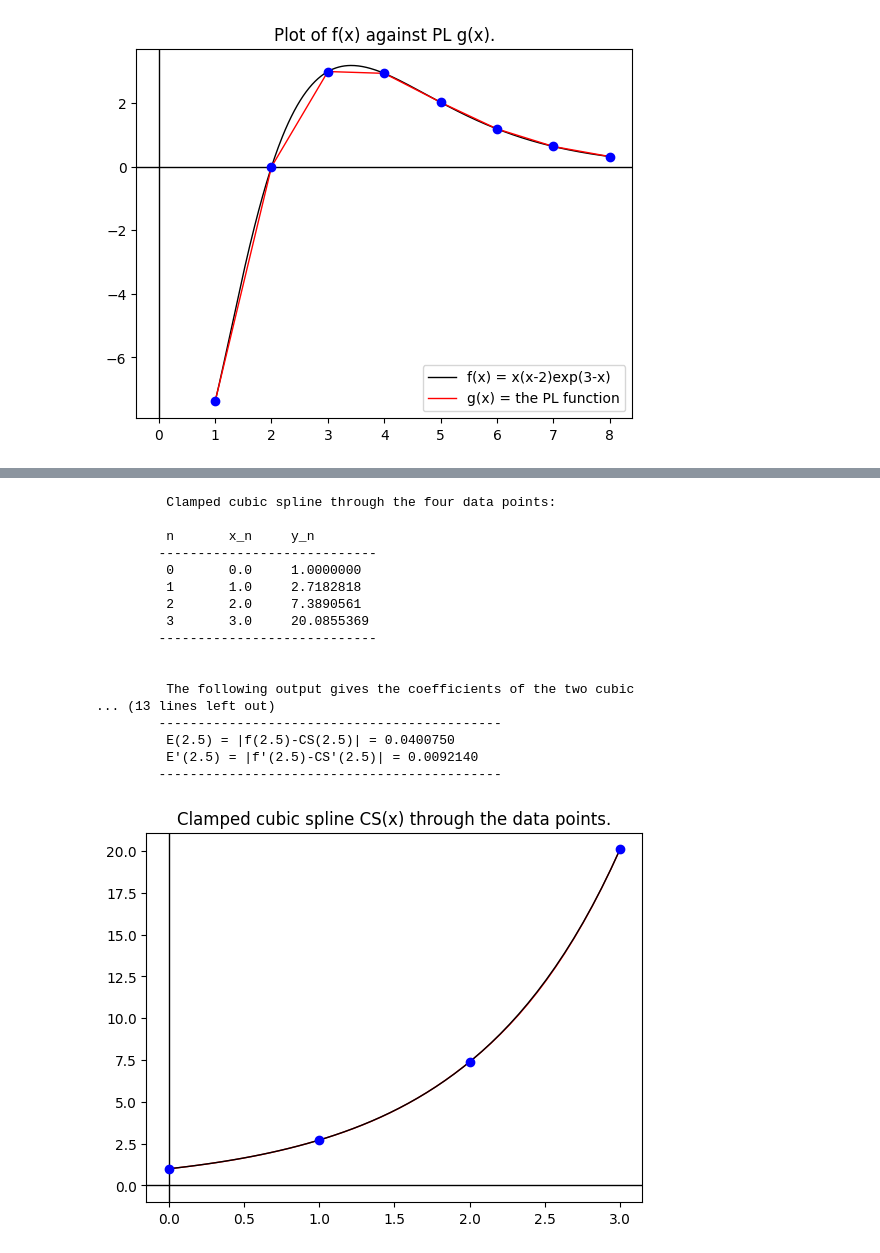
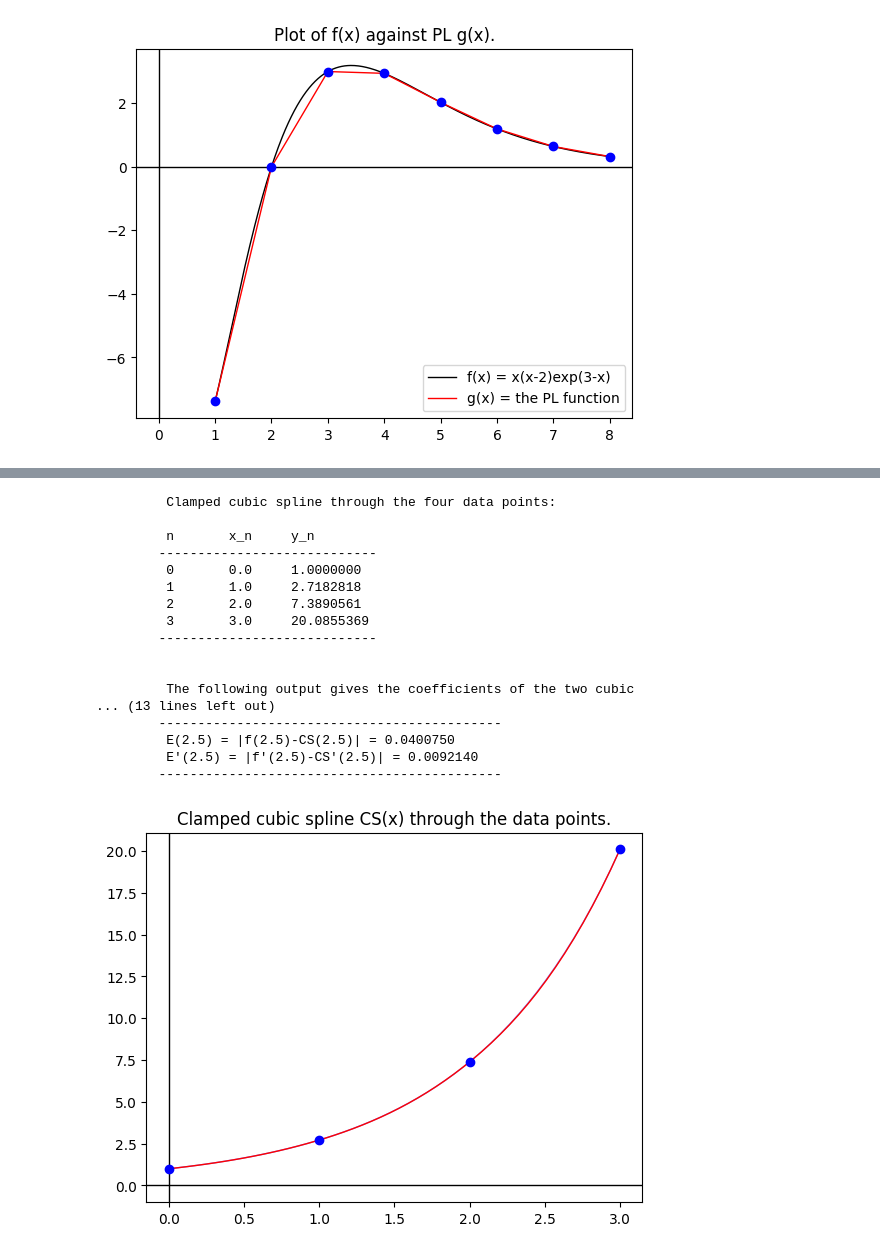
Before and after one commit to alexandernita/Interpolation, a Jupyter notebook: Polynomial_Interpolation.ipynb, the cells around one changed output, grey strips where cells are left out. Saved outputs shown, nothing was run; the diff lists cells and outputs as text; code cells hidden in the pictures.

```diff
--- a/Polynomial_Interpolation.ipynb
+++ b/Polynomial_Interpolation.ipynb
@@ -1129,8 +1238,9 @@ alphaB = [3*aa[1]-3*(a[n]-a[n-1])/h[0]]
 alphaC = [3*(a[i+1]-a[i])/h[i]-3*(a[i]-a[i-1])/h[i-1] for i in range(1,n)]
 alpha = alphaA + alphaC + alphaB
 
-# Solving the tridiagonal matrix equation using Algorithm 6.7
-    # Step 1: define l's, m's and z's
+# Solving the tridiagonal matrix equation using Algorithm 6.7 in Burden and Faires
+
+# Step 1: define l's, m's and z's
 l = [2*h[0]]
 m = [0.5]
 z = [alpha[0]/l[0]]
@@ -1143,7 +1253,7 @@ for i in range(1,n):
 l.append(h[n-1]*(2-m[n-1]))
 z.append((alpha[n]-h[n-1]*z[n-1])/l[n])
 
-    # Step 2: solve for the c's, b's and d's
+# Step 2: solve for the c's, b's and d's
 C = [z[n]]
 c = []
 b = []
@@ -1170,22 +1280,22 @@ print("\t----------------------------\n\n")
 
 print("\t The following output gives the coefficients of the two cubic")
 print("\t polynomials p_i(x) = a_i + b_i(x-x_i) + c_i(x-x_i)^2 + d_i(x-x_i)^3:")
-print("\t---------------------------------------------------------\
-------------------------------------------------------")
+print("\t---------------------------------------------\
+---------------------------------------------------")
 a = a[0:4]
 for j in range(n):
-    print("\t For p_%d"%j,"(x), the coefficients are:    a[%d]"%j,"= %0.5f"%a[j],\
+    print("\t p_%d"%j,"(x) coefficients:    a[%d]"%j,"= %0.5f"%a[j],\
           "   b[%d]"%j," = %0.5f"%b[j],\
           "   c[%d]"%j,"= %0.5f"%c[j],\
           "   d[%d]"%j,"= %0.5f"%d[j])
-print("\t---------------------------------------------------------\
-------------------------------------------------------")
+print("\t---------------------------------------------\
+---------------------------------------------------")
 
-# 6c: Error term
+# Error term
 
-    # Step 1: define our f(x) and f'(x),
-    # and the cubic spline CS(x) as a
-    # piecewise function, and CS'(x)
+# Step 1: define our f(x) and f'(x),
+# and the cubic spline CS(x) as a
+# piecewise function, and CS'(x)
 def f(x):
     return np.exp(x)
 
@@ -1238,39 +1348,39 @@ print("\t--------------------------------------------")
 
 # Plot the spline and data points
 
-    # Step 1: Create the list Z of y-values of PL(t)
+# Step 1: Create the list Z of y-values of PL(t)
 t = np.linspace(x0,x3)
 Z = []
 W = []
 for i in range(len(t)):
    Z.append(CS(t[i]))
    W.append(f(t[i]))
 
-    # Step 2: Plot
+# Step 2: Plot
 fig, ax = plt.subplots()
+ax.plot(t,W,color="b",alpha=0.5,linewidth=1)
 ax.plot(t,Z,color="r",linewidth=1)
-ax.plot(t,W,color="k",linewidth=1)
 ax.set_title("Clamped cubic spline CS(x) through the data points.")
 plt.axvline(color="k",linewidth=1)
 plt.axhline(color="k",linewidth=1)
 ax.plot(x,a,'o',color="b")
 plt.show()
 # %% [output]
          Clamped cubic spline through the four data points:
 
          n       x_n     y_n
         ----------------------------
          0       0.0     1.0000000
          1       1.0     2.7182818
          2       2.0     7.3890561
          3       3.0     20.0855369
         ----------------------------
 
 
          The following output gives the coefficients of the two cubic
 ... (13 lines left out)
         --------------------------------------------
          E(2.5) = |f(2.5)-CS(2.5)| = 0.0400750
          E'(2.5) = |f'(2.5)-CS'(2.5)| = 0.0092140
         --------------------------------------------
-[figure, old version]
+[figure, new version]
```
Also changed, not shown: parts of 4 cells of this notebook, 1 other file.
